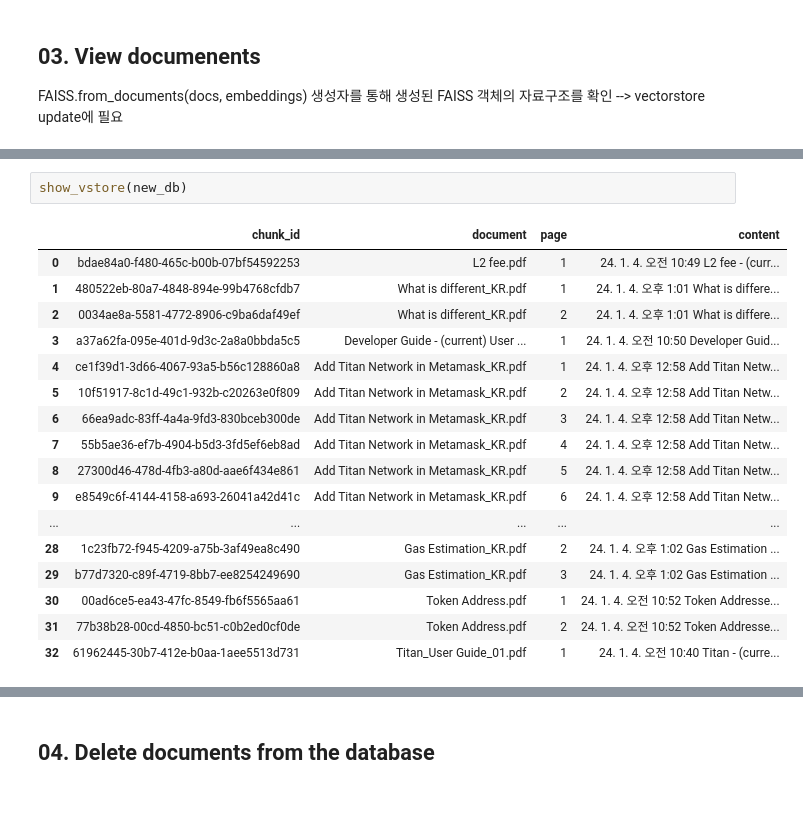
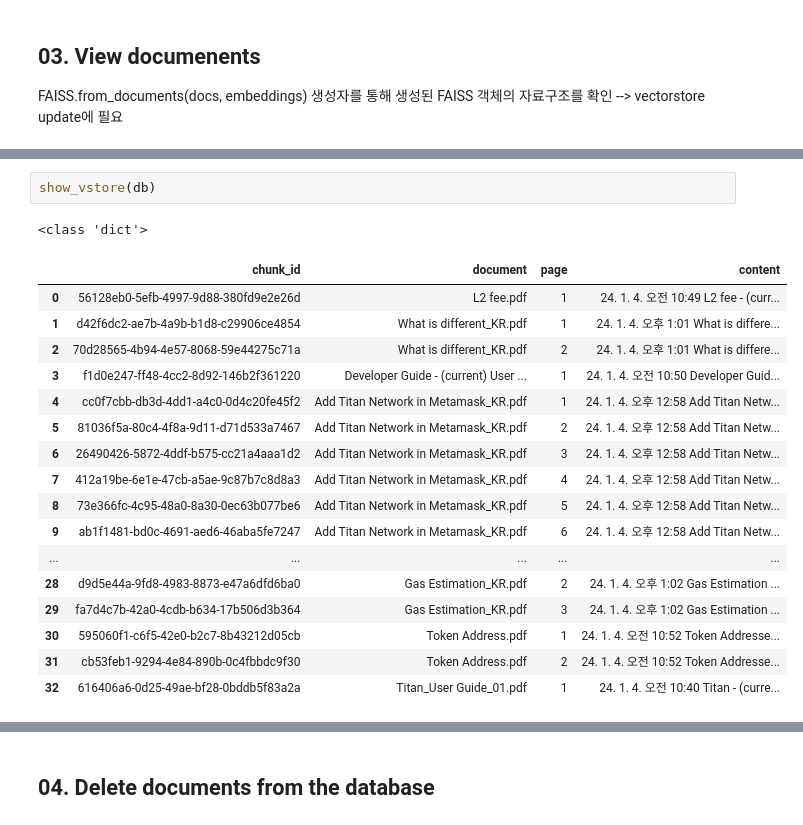
Before and after one commit to tokamak-network/tonchat, a Jupyter notebook: research.ipynb, the cells around one changed output, grey strips where cells are left out. Saved outputs shown, nothing was run; the diff lists cells and outputs as text.

```diff
--- a/research.ipynb
+++ b/research.ipynb
@@ -218,22 +232,23 @@ def store_to_df(_store):
 # 이 정보를 통해 각 데이터 항목이 어디에서 왔는지, 어떤 특성을 가지고 있는지 등을 파악할 수 있습니다.
 # '''
 # %%
-show_vstore(new_db)
+show_vstore(db)
 # %% [output]
+<class 'dict'>
 |  | chunk_id | document | page | content |
-| 0 | bdae84a0-f480-465c-b00b-07bf54592253 | L2 fee.pdf | 1 | 24. 1. 4. 오전 10:49 L2 fee - (curr... |
-| 1 | 480522eb-80a7-4848-894e-99b4768cfdb7 | What is different_KR.pdf | 1 | 24. 1. 4. 오후 1:01 What is differe... |
-| 2 | 0034ae8a-5581-4772-8906-c9ba6daf49ef | What is different_KR.pdf | 2 | 24. 1. 4. 오후 1:01 What is differe... |
-| 3 | a37a62fa-095e-401d-9d3c-2a8a0bbda5c5 | Developer Guide - (current) User ... | 1 | 24. 1. 4. 오전 10:50 Developer Guid... |
-| 4 | ce1f39d1-3d66-4067-93a5-b56c128860a8 | Add Titan Network in Metamask_KR.pdf | 1 | 24. 1. 4. 오후 12:58 Add Titan Netw... |
-| 5 | 10f51917-8c1d-49c1-932b-c20263e0f809 | Add Titan Network in Metamask_KR.pdf | 2 | 24. 1. 4. 오후 12:58 Add Titan Netw... |
-| 6 | 66ea9adc-83ff-4a4a-9fd3-830bceb300de | Add Titan Network in Metamask_KR.pdf | 3 | 24. 1. 4. 오후 12:58 Add Titan Netw... |
-| 7 | 55b5ae36-ef7b-4904-b5d3-3fd5ef6eb8ad | Add Titan Network in Metamask_KR.pdf | 4 | 24. 1. 4. 오후 12:58 Add Titan Netw... |
-| 8 | 27300d46-478d-4fb3-a80d-aae6f434e861 | Add Titan Network in Metamask_KR.pdf | 5 | 24. 1. 4. 오후 12:58 Add Titan Netw... |
-| 9 | e8549c6f-4144-4158-a693-26041a42d41c | Add Titan Network in Metamask_KR.pdf | 6 | 24. 1. 4. 오후 12:58 Add Titan Netw... |
+| 0 | 56128eb0-5efb-4997-9d88-380fd9e2e26d | L2 fee.pdf | 1 | 24. 1. 4. 오전 10:49 L2 fee - (curr... |
+| 1 | d42f6dc2-ae7b-4a9b-b1d8-c29906ce4854 | What is different_KR.pdf | 1 | 24. 1. 4. 오후 1:01 What is differe... |
+| 2 | 70d28565-4b94-4e57-8068-59e44275c71a | What is different_KR.pdf | 2 | 24. 1. 4. 오후 1:01 What is differe... |
+| 3 | f1d0e247-ff48-4cc2-8d92-146b2f361220 | Developer Guide - (current) User ... | 1 | 24. 1. 4. 오전 10:50 Developer Guid... |
+| 4 | cc0f7cbb-db3d-4dd1-a4c0-0d4c20fe45f2 | Add Titan Network in Metamask_KR.pdf | 1 | 24. 1. 4. 오후 12:58 Add Titan Netw... |
+| 5 | 81036f5a-80c4-4f8a-9d11-d71d533a7467 | Add Titan Network in Metamask_KR.pdf | 2 | 24. 1. 4. 오후 12:58 Add Titan Netw... |
+| 6 | 26490426-5872-4ddf-b575-cc21a4aaa1d2 | Add Titan Network in Metamask_KR.pdf | 3 | 24. 1. 4. 오후 12:58 Add Titan Netw... |
+| 7 | 412a19be-6e1e-47cb-a5ae-9c87b7c8d8a3 | Add Titan Network in Metamask_KR.pdf | 4 | 24. 1. 4. 오후 12:58 Add Titan Netw... |
+| 8 | 73e366fc-4c95-48a0-8a30-0ec63b077be6 | Add Titan Network in Metamask_KR.pdf | 5 | 24. 1. 4. 오후 12:58 Add Titan Netw... |
+| 9 | ab1f1481-bd0c-4691-aed6-46aba5fe7247 | Add Titan Network in Metamask_KR.pdf | 6 | 24. 1. 4. 오후 12:58 Add Titan Netw... |
 | ... | ... | ... | ... | ... |
-| 28 | 1c23fb72-f945-4209-a75b-3af49ea8c490 | Gas Estimation_KR.pdf | 2 | 24. 1. 4. 오후 1:02 Gas Estimation ... |
-| 29 | b77d7320-c89f-4719-8bb7-ee8254249690 | Gas Estimation_KR.pdf | 3 | 24. 1. 4. 오후 1:02 Gas Estimation ... |
-| 30 | 00ad6ce5-ea43-47fc-8549-fb6f5565aa61 | Token Address.pdf | 1 | 24. 1. 4. 오전 10:52 Token Addresse... |
-| 31 | 77b38b28-00cd-4850-bc51-c0b2ed0cf0de | Token Address.pdf | 2 | 24. 1. 4. 오전 10:52 Token Addresse... |
-| 32 | 61962445-30b7-412e-b0aa-1aee5513d731 | Titan_User Guide_01.pdf | 1 | 24. 1. 4. 오전 10:40 Titan - (curre... |
+| 28 | d9d5e44a-9fd8-4983-8873-e47a6dfd6ba0 | Gas Estimation_KR.pdf | 2 | 24. 1. 4. 오후 1:02 Gas Estimation ... |
+| 29 | fa7d4c7b-42a0-4cdb-b634-17b506d3b364 | Gas Estimation_KR.pdf | 3 | 24. 1. 4. 오후 1:02 Gas Estimation ... |
+| 30 | 595060f1-c6f5-42e0-b2c7-8b43212d05cb | Token Address.pdf | 1 | 24. 1. 4. 오전 10:52 Token Addresse... |
+| 31 | cb53feb1-9294-4e84-890b-0c4fbbdc9f30 | Token Address.pdf | 2 | 24. 1. 4. 오전 10:52 Token Addresse... |
+| 32 | 616406a6-0d25-49ae-bf28-0bddb5f83a2a | Titan_User Guide_01.pdf | 1 | 24. 1. 4. 오전 10:40 Titan - (curre... |
```
Also changed, not shown: parts of 35 cells of this notebook, 6 other files.
